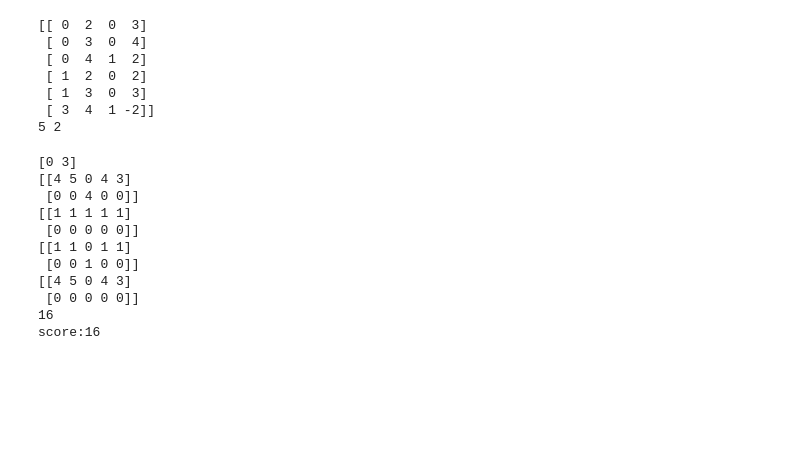
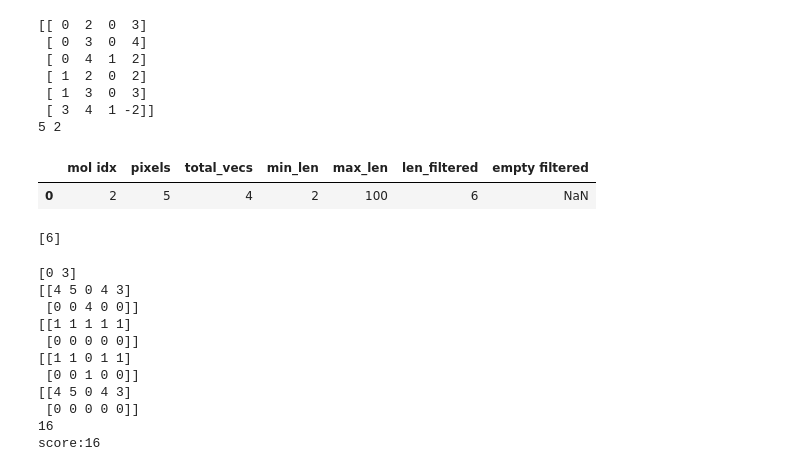
Before and after one commit to iobataya/line_detection, a Jupyter notebook: linemol_notebook.ipynb, the cells around one changed output. Drawn from its saved outputs; the diff is of its cells as text; code cells hidden in the pictures; blank space fills up the shorter version.

```diff
--- a/linemol_notebook.ipynb
+++ b/linemol_notebook.ipynb
@@ -241,6 +241,16 @@ print(mol.width,mol.height)
  [ 1  3  0  3]
  [ 3  4  1 -2]]
 5 2
+# %%
+ld.stat_df
+# %% [output]
+|  | mol idx | pixels | total_vecs | min_len | max_len | len_filtered | empty filtered |
+| 0 | 2 | 5 | 4 | 2 | 100 | 6 | NaN |
+# %%
+import pandas as pd
+ld.stat_df.loc[ld.stat_df["mol idx"]==2]["len_filtered"].tolist()
+# %% [output]
+[6]
 # %%
 print(filtered[1][0:2])
 line_mask = ld.get_line_mask(mol,0,3)
```
Also changed, not shown: parts of 1 cell of this notebook, 3 other files.
